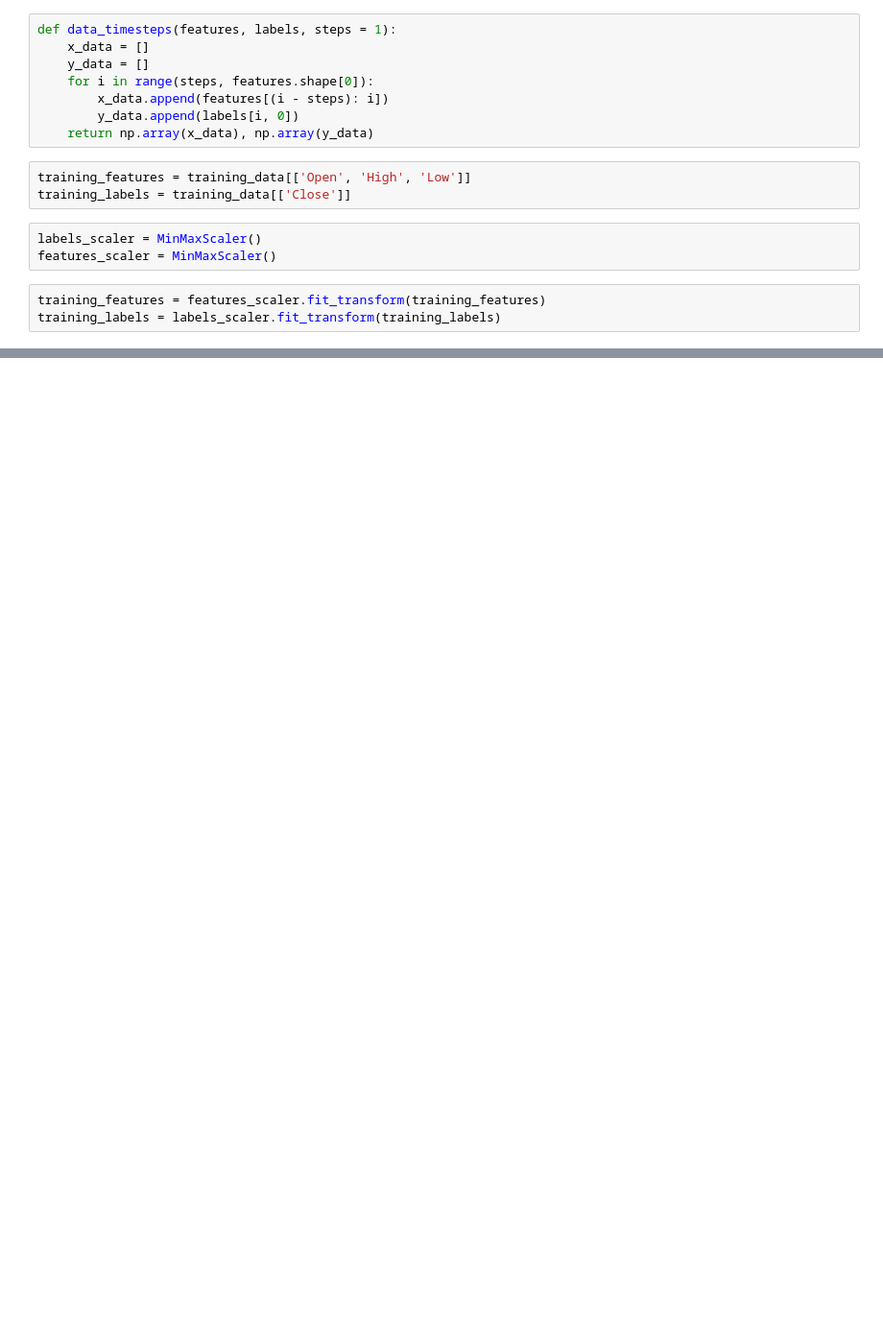
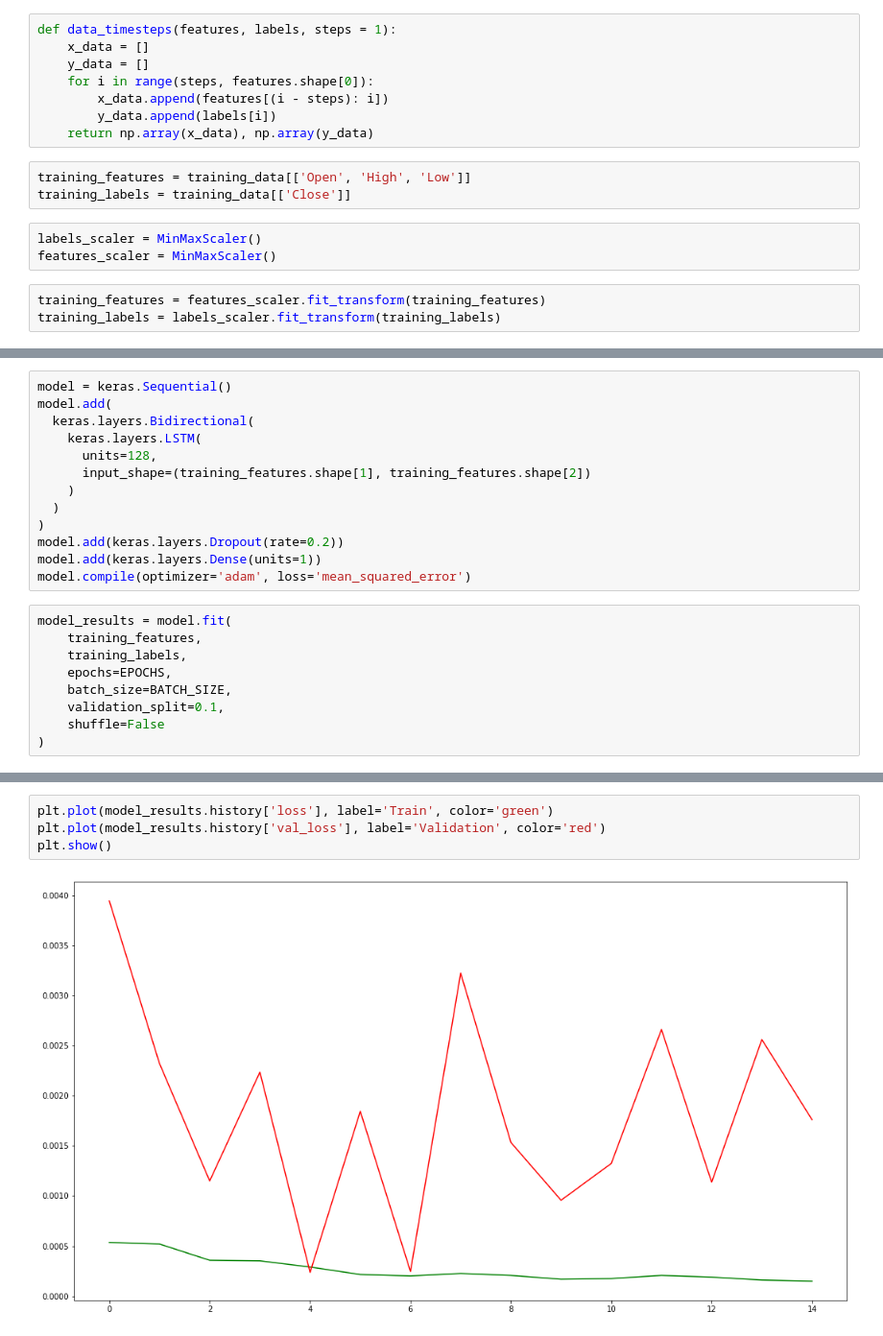
Before and after one commit to cornelius-muhatia/lstm-stock-prediction, a Jupyter notebook: ibm-price-prediction.ipynb, the cells around one changed output, grey strips where cells are left out. Shown: that part at 96% size. Cells and saved outputs as stored; diff of their text form; blank space fills up the shorter version.

Commit message:
Completed ibm price prediction model

```diff
--- a/ibm-price-prediction.ipynb
+++ b/ibm-price-prediction.ipynb
@@ -67,7 +71,7 @@ def data_timesteps(features, labels, steps = 1):
     y_data = []
     for i in range(steps, features.shape[0]):
         x_data.append(features[(i - steps): i])
-        y_data.append(labels[i, 0])
+        y_data.append(labels[i])
     return np.array(x_data), np.array(y_data)
 # %%
 training_features = training_data[['Open', 'High', 'Low']]
@@ -85,0 +96,22 @@ IndexError: too many indices for array
+# %%
+model = keras.Sequential()
+model.add(
+  keras.layers.Bidirectional(
+    keras.layers.LSTM(
+      units=128,
+      input_shape=(training_features.shape[1], training_features.shape[2])
+    )
+  )
+)
+model.add(keras.layers.Dropout(rate=0.2))
+model.add(keras.layers.Dense(units=1))
+model.compile(optimizer='adam', loss='mean_squared_error')
+# %%
+model_results = model.fit(
+    training_features,
+    training_labels,
+    epochs=EPOCHS,
+    batch_size=BATCH_SIZE,
+    validation_split=0.1,
+    shuffle=False
+)
@@ -85,0 +138,6 @@ IndexError: too many indices for array
+# %%
+plt.plot(model_results.history['loss'], label='Train', color='green')
+plt.plot(model_results.history['val_loss'], label='Validation', color='red')
+plt.show()
+# %% [output]
+[figure, added]
```
Also changed, not shown: parts of 21 cells of this notebook, 1 other file.
